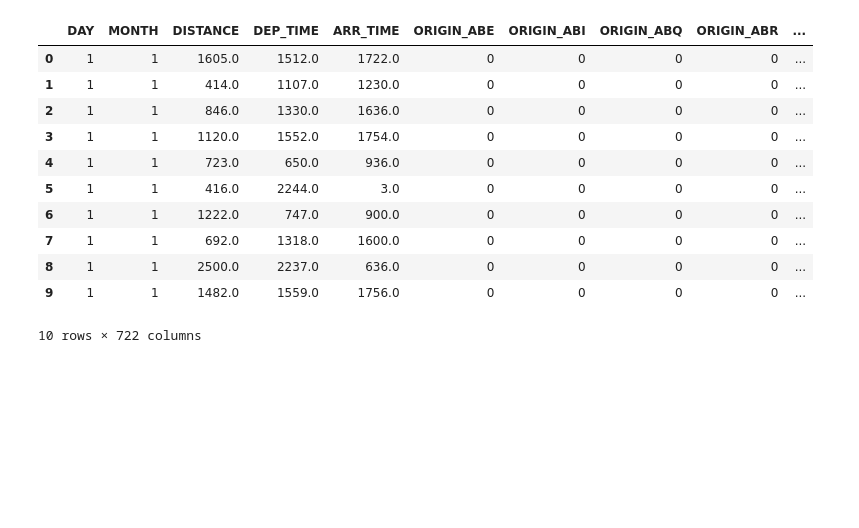
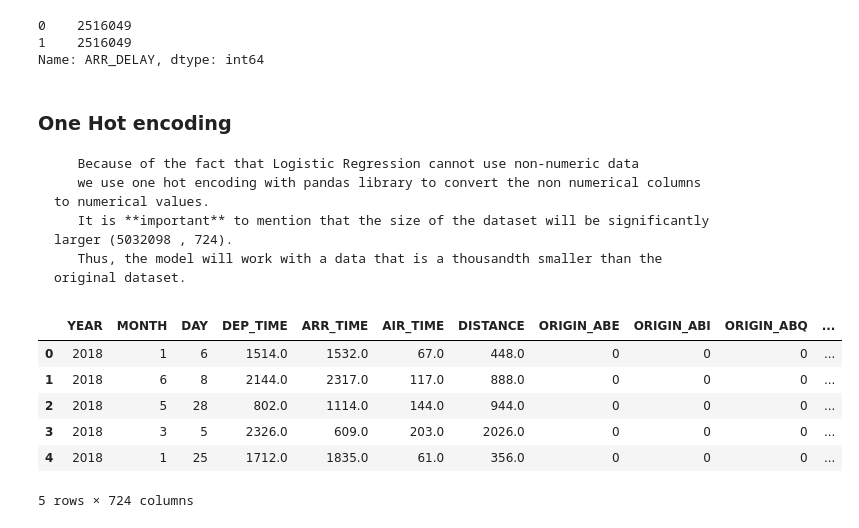
Before and after one commit to d0lev/FlightPrediction, a Jupyter notebook: CleanningData.ipynb, the cells around one changed output. Cells and saved outputs as stored; diff of their text form; code cells hidden in the pictures; blank space fills up the shorter version.

Commit message:
Balance the data

```diff
--- a/CleanningData.ipynb
+++ b/CleanningData.ipynb
@@ -40,0 +126,11 @@ Thus, the model will work with a data that is a thousandth smaller than the orig
+# %%
+# Split the data into positive and negative
+positive_rows = dataset.ARR_DELAY == 1.0
+data_pos = dataset.loc[positive_rows]
+data_neg = dataset.loc[~positive_rows]
+
+# Merge the balanced data
+dataset = pd.concat([data_pos, data_neg.sample(n = len(data_pos))], axis = 0)
+# Shuffle the order of data
+dataset = data.sample(n = len(data)).reset_index(drop = True)
+dataset.head(5)
@@ -41,18 +144,25 @@ Thus, the model will work with a data that is a thousandth smaller than the orig
+# %%
+dataset['ARR_DELAY'].value_counts()
+# %% [output]
+0    2516049
+1    2516049
+Name: ARR_DELAY, dtype: int64
+# %% [markdown]
+### One Hot encoding
+       Because of the fact that Logistic Regression cannot use non-numeric data
+       we use one hot encoding with pandas library to convert the non numerical columns to numerical values.
+       It is **important** to mention that the size of the dataset will be significantly larger (5032098 , 724).
+       Thus, the model will work with a data that is a thousandth smaller than the original dataset.
 # %%
 dataset = pd.get_dummies(dataset,columns = ['ORIGIN','DEST'])
 y_lable = dataset.pop('ARR_DELAY')
 dataset = dataset.join(y_lable)
-dataset.head(10)
+dataset.head(5)
 # %% [output]
-|  | DAY | MONTH | DISTANCE | DEP_TIME | ARR_TIME | ORIGIN_ABE | ORIGIN_ABI | ORIGIN_ABQ | ORIGIN_ABR | ... |
-| 0 | 1 | 1 | 1605.0 | 1512.0 | 1722.0 | 0 | 0 | 0 | 0 | ... |
-| 1 | 1 | 1 | 414.0 | 1107.0 | 1230.0 | 0 | 0 | 0 | 0 | ... |
-| 2 | 1 | 1 | 846.0 | 1330.0 | 1636.0 | 0 | 0 | 0 | 0 | ... |
-| 3 | 1 | 1 | 1120.0 | 1552.0 | 1754.0 | 0 | 0 | 0 | 0 | ... |
-| 4 | 1 | 1 | 723.0 | 650.0 | 936.0 | 0 | 0 | 0 | 0 | ... |
-| 5 | 1 | 1 | 416.0 | 2244.0 | 3.0 | 0 | 0 | 0 | 0 | ... |
-| 6 | 1 | 1 | 1222.0 | 747.0 | 900.0 | 0 | 0 | 0 | 0 | ... |
-| 7 | 1 | 1 | 692.0 | 1318.0 | 1600.0 | 0 | 0 | 0 | 0 | ... |
-| 8 | 1 | 1 | 2500.0 | 2237.0 | 636.0 | 0 | 0 | 0 | 0 | ... |
-| 9 | 1 | 1 | 1482.0 | 1559.0 | 1756.0 | 0 | 0 | 0 | 0 | ... |
+|  | YEAR | MONTH | DAY | DEP_TIME | ARR_TIME | AIR_TIME | DISTANCE | ORIGIN_ABE | ORIGIN_ABI | ORIGIN_ABQ | ... |
+| 0 | 2018 | 1 | 6 | 1514.0 | 1532.0 | 67.0 | 448.0 | 0 | 0 | 0 | ... |
+| 1 | 2018 | 6 | 8 | 2144.0 | 2317.0 | 117.0 | 888.0 | 0 | 0 | 0 | ... |
+| 2 | 2018 | 5 | 28 | 802.0 | 1114.0 | 144.0 | 944.0 | 0 | 0 | 0 | ... |
+| 3 | 2018 | 3 | 5 | 2326.0 | 609.0 | 203.0 | 2026.0 | 0 | 0 | 0 | ... |
+| 4 | 2018 | 1 | 25 | 1712.0 | 1835.0 | 61.0 | 356.0 | 0 | 0 | 0 | ... |
-10 rows × 722 columns
+5 rows × 724 columns
```
Also changed, not shown: parts of 20 cells of this notebook.
